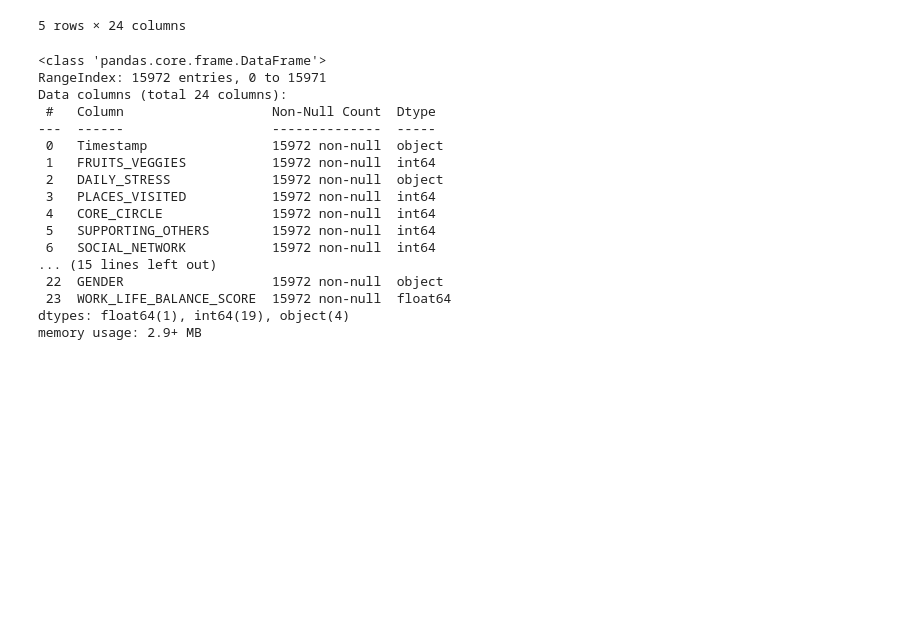
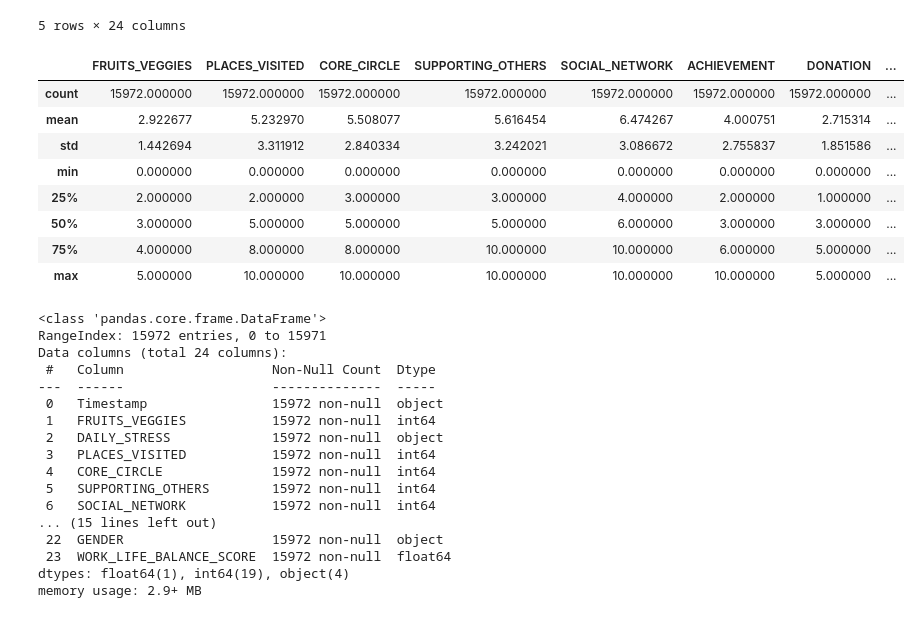
Before and after one commit to marialpaz/project_lifestyle, a Jupyter notebook: wellbeing.ipynb, the cells around one changed output. Drawn from its saved outputs; the diff is of its cells as text; code cells hidden in the pictures; blank space fills up the shorter version.

```diff
--- a/wellbeing.ipynb
+++ b/wellbeing.ipynb
@@ -97,6 +97,18 @@ data.head()
 | 3 | 7/7/15 | 3 | 3 | 10 | 3 | 10 | ... |
 | 4 | 7/7/15 | 5 | 1 | 3 | 3 | 10 | ... |
 5 rows × 24 columns
+# %%
+data.describe()
+# %% [output]
+|  | FRUITS_VEGGIES | PLACES_VISITED | CORE_CIRCLE | SUPPORTING_OTHERS | SOCIAL_NETWORK | ACHIEVEMENT | DONATION | ... |
+| count | 15972.000000 | 15972.000000 | 15972.000000 | 15972.000000 | 15972.000000 | 15972.000000 | 15972.000000 | ... |
+| mean | 2.922677 | 5.232970 | 5.508077 | 5.616454 | 6.474267 | 4.000751 | 2.715314 | ... |
+| std | 1.442694 | 3.311912 | 2.840334 | 3.242021 | 3.086672 | 2.755837 | 1.851586 | ... |
+| min | 0.000000 | 0.000000 | 0.000000 | 0.000000 | 0.000000 | 0.000000 | 0.000000 | ... |
+| 25% | 2.000000 | 2.000000 | 3.000000 | 3.000000 | 4.000000 | 2.000000 | 1.000000 | ... |
+| 50% | 3.000000 | 5.000000 | 5.000000 | 5.000000 | 6.000000 | 3.000000 | 3.000000 | ... |
+| 75% | 4.000000 | 8.000000 | 8.000000 | 10.000000 | 10.000000 | 6.000000 | 5.000000 | ... |
+| max | 5.000000 | 10.000000 | 10.000000 | 10.000000 | 10.000000 | 10.000000 | 5.000000 | ... |
 # %%
 data.info()
 # %% [output]
```
Also changed, not shown: parts of 5 cells of this notebook.
